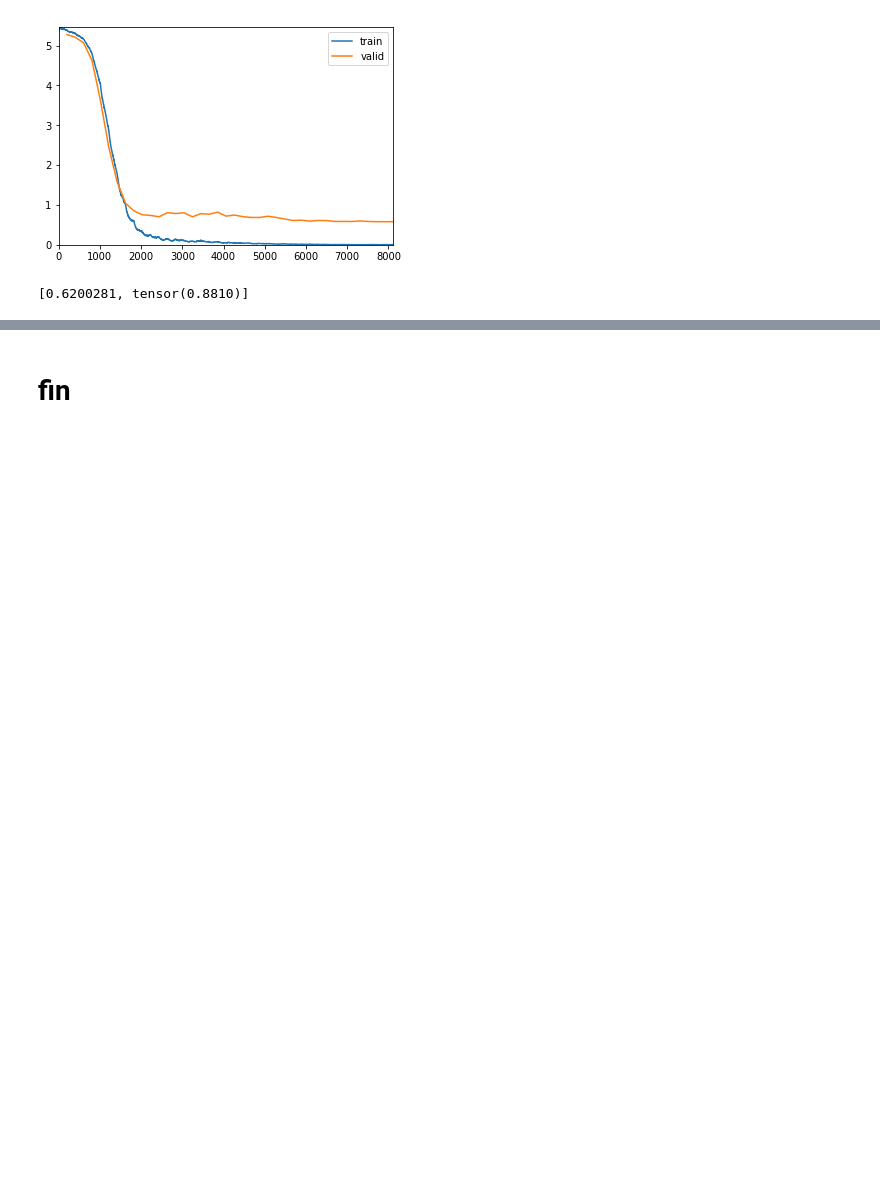
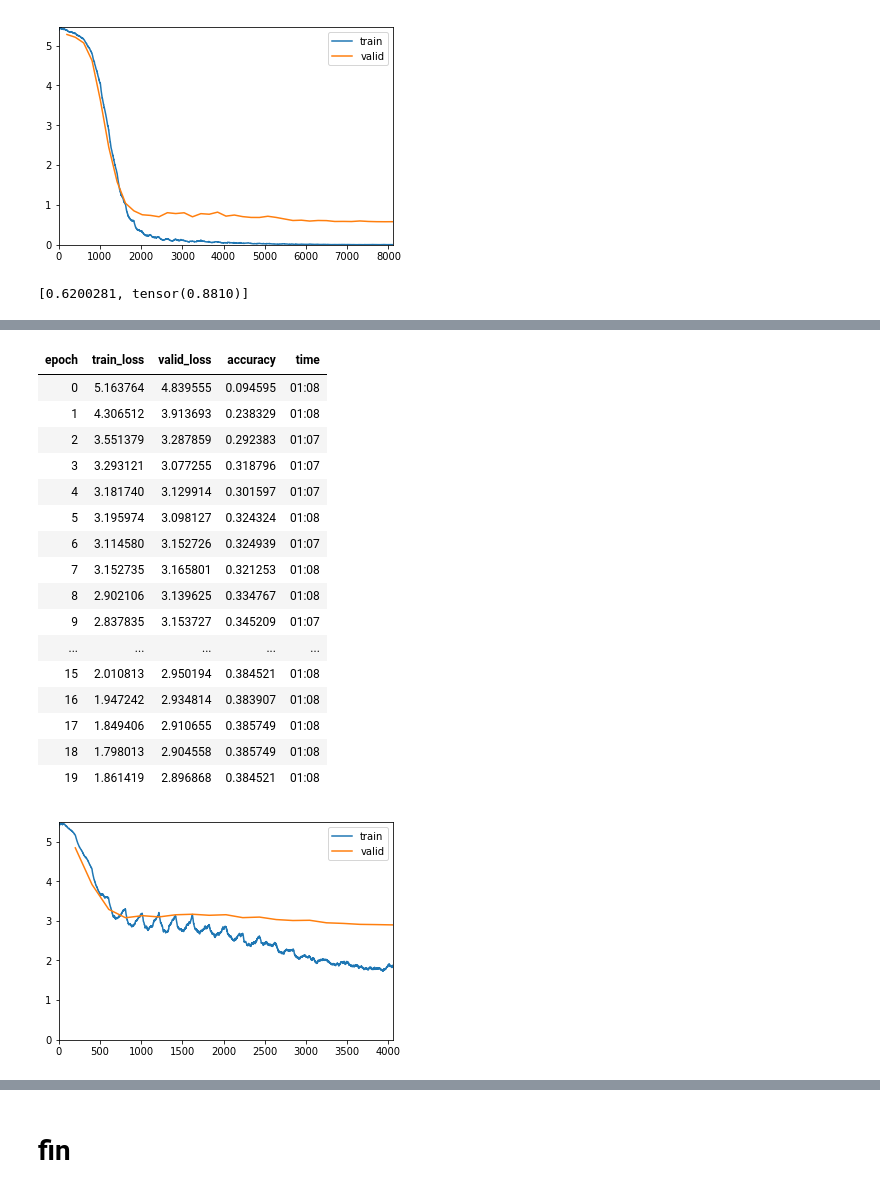
Before and after one commit to zerothphase/ai4sea_cv_challenge, a Jupyter notebook: Efficientnet_3.ipynb, the cells around one changed output, grey strips where cells are left out. Drawn from its saved outputs; the diff is of its cells as text; code cells hidden in the pictures; blank space fills up the shorter version.

```diff
--- a/Efficientnet_3.ipynb
+++ b/Efficientnet_3.ipynb
@@ -836,0 +934,13 @@ learn.to_fp32().validate(img_data_test.train_dl)
+# %%
+tfms = get_transforms()
+sz = (300, 300)    #Squish Resize if a tuple is defined
+bs = 32
+img_data = ImageDataBunch.from_df(train_path, train_df,
+                                  ds_tfms=tfms, size=sz, fn_col=0, label_col=1,
+                                  valid_pct=0.2, bs=bs).normalize(imagenet_stats)
+# img_data_test = ImageDataBunch.from_df(test_path, test_df,
+#                                        ds_tfms=None, size=sz, fn_col=0, label_col=1,
+#                                        valid_pct=0., bs=bs).normalize(imagenet_stats)
+# %%
+n_class = 196
+eff_net = get_effnet(name="efficientnet-b3", pretrained=True, n_class=n_class)
@@ -836,0 +959,5 @@ learn.to_fp32().validate(img_data_test.train_dl)
+# %%
+learn = Learner(img_data, eff_net, loss_func=nn.CrossEntropyLoss(), metrics=[accuracy], path='.', callback_fns=ShowGraph)
+learn.split(split_effnet)
+learn.freeze_to(-1)
+learn.to_fp16()
@@ -836,0 +982,24 @@ learn.to_fp32().validate(img_data_test.train_dl)
+# %%
+lr = 1e-2
+wd = 1e-5
+epochs = 20
+learn.fit_one_cycle(epochs, max_lr=lr, wd=wd)
+# %% [output]
+| epoch | train_loss | valid_loss | accuracy | time |
+| 0 | 5.163764 | 4.839555 | 0.094595 | 01:08 |
+| 1 | 4.306512 | 3.913693 | 0.238329 | 01:08 |
+| 2 | 3.551379 | 3.287859 | 0.292383 | 01:07 |
+| 3 | 3.293121 | 3.077255 | 0.318796 | 01:07 |
+| 4 | 3.181740 | 3.129914 | 0.301597 | 01:07 |
+| 5 | 3.195974 | 3.098127 | 0.324324 | 01:08 |
+| 6 | 3.114580 | 3.152726 | 0.324939 | 01:07 |
+| 7 | 3.152735 | 3.165801 | 0.321253 | 01:08 |
+| 8 | 2.902106 | 3.139625 | 0.334767 | 01:08 |
+| 9 | 2.837835 | 3.153727 | 0.345209 | 01:07 |
+| ... | ... | ... | ... | ... |
+| 15 | 2.010813 | 2.950194 | 0.384521 | 01:08 |
+| 16 | 1.947242 | 2.934814 | 0.383907 | 01:08 |
+| 17 | 1.849406 | 2.910655 | 0.385749 | 01:08 |
+| 18 | 1.798013 | 2.904558 | 0.385749 | 01:08 |
+| 19 | 1.861419 | 2.896868 | 0.384521 | 01:08 |
+[figure, added]
```
Also changed, not shown: parts of 15 cells of this notebook, 1 other file.
